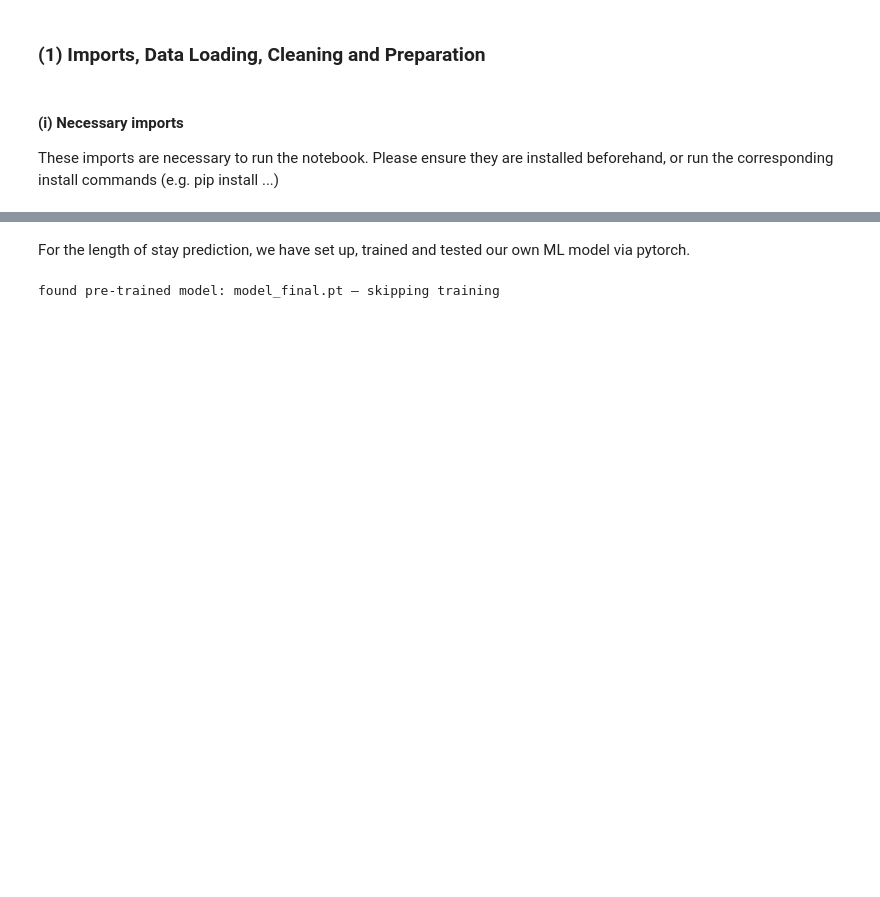
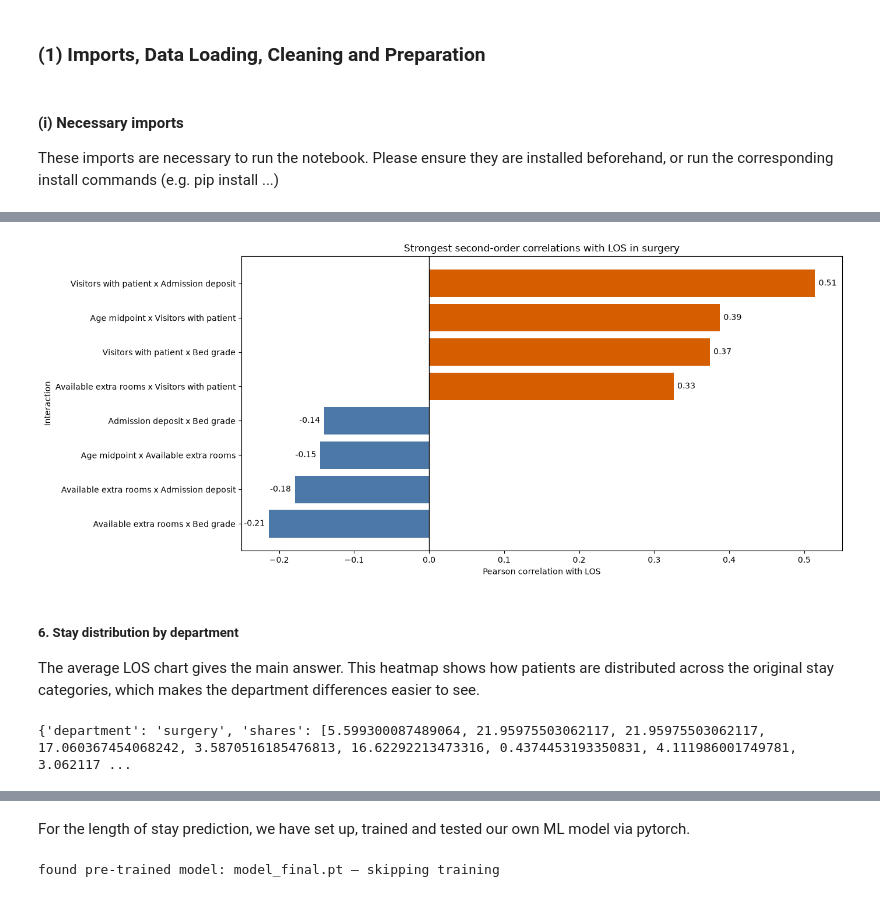
Before and after one commit to JNAUS23/programming_TUM, a Jupyter notebook: joined.ipynb, the cells around one changed output, grey strips where cells are left out. Drawn from its saved outputs; the diff is of its cells as text; code cells hidden in the pictures; blank space fills up the shorter version.

```diff
--- a/joined.ipynb
+++ b/joined.ipynb
@@ -94,0 +473,59 @@ def reset_case_id(file_path: str) -> None:
+# %%
+def show_second_order_correlation_chart(second_order_correlations: list[dict[str, Any]], limit: int = 8) -> None:
+    """Draw a bar chart of the strongest feature-pair correlations with LOS."""
+    try:
+        import matplotlib.pyplot as plt
+    except ImportError:
+        print("This visualisation needs matplotlib. Please run it in a notebook environment with matplotlib installed.")
+        return
+
+    plot_rows = sorted(second_order_correlations[:limit], key=lambda row: row["correlation"] or 0)
+    labels = [row["interaction"] for row in plot_rows]
+    values = [row["correlation"] or 0 for row in plot_rows]
+    colors = ["#d55e00" if value > 0 else "#4c78a8" for value in values]
+
+    _, axis = plt.subplots(figsize=(14, 6))
+    axis.barh(labels, values, color=colors)
+    axis.axvline(0, color="black", linewidth=1)
+    axis.set_title(f"Strongest second-order correlations with LOS in {longest_los_department}")
+    axis.set_xlabel("Pearson correlation with LOS")
+    axis.set_ylabel("Interaction")
+
+    for i, (label,value) in enumerate(zip(labels, values)):
+        text_position = value + 0.005 if value >= 0 else value - 0.005
+        alignment = "left" if value >= 0 else "right"
+        axis.text(text_position, i , f"{value:.2f}", va="center", ha=alignment)
+
+    plt.tight_layout()
+    plt.show()
+
+show_second_order_correlation_chart(second_order_correlations)
+# %% [output]
+[figure, added]
+# %% [markdown]
+##### **6. Stay distribution by department**
+
+The average LOS chart gives the main answer. This heatmap shows how patients are distributed across the original stay categories, which makes the department differences easier to see.
+# %%
+def get_department_stay_shares(rows: list[dict[str, Any]], department_los: list[dict[str, Any]]) -> list[dict[str, Any]]:
+    """Calculate what percent of each department's patients falls into each Stay category."""
+    departments = [row["department"] for row in department_los]
+    share_rows = []
+
+    for department in departments:
+        department_rows = [row for row in rows if row["Department"] == department]
+        total_patients = len(department_rows)
+        shares = []
+
+        for stay_category in stay_order:
+            count = sum(1 for row in department_rows if row["Stay"] == stay_category)
+            shares.append(count / total_patients * 100)
+
+        share_rows.append({"department": department, "shares": shares})
+
+    return share_rows
+
+department_stay_shares = get_department_stay_shares(rows, department_los)
+print(department_stay_shares[0])
+# %% [output]
+{'department': 'surgery', 'shares': [5.599300087489064, 21.95975503062117, 21.95975503062117, 17.060367454068242, 3.5870516185476813, 16.62292213473316, 0.4374453193350831, 4.111986001749781, 3.062117 ...
```
Also changed, not shown: parts of 29 cells of this notebook, 1 other file.
